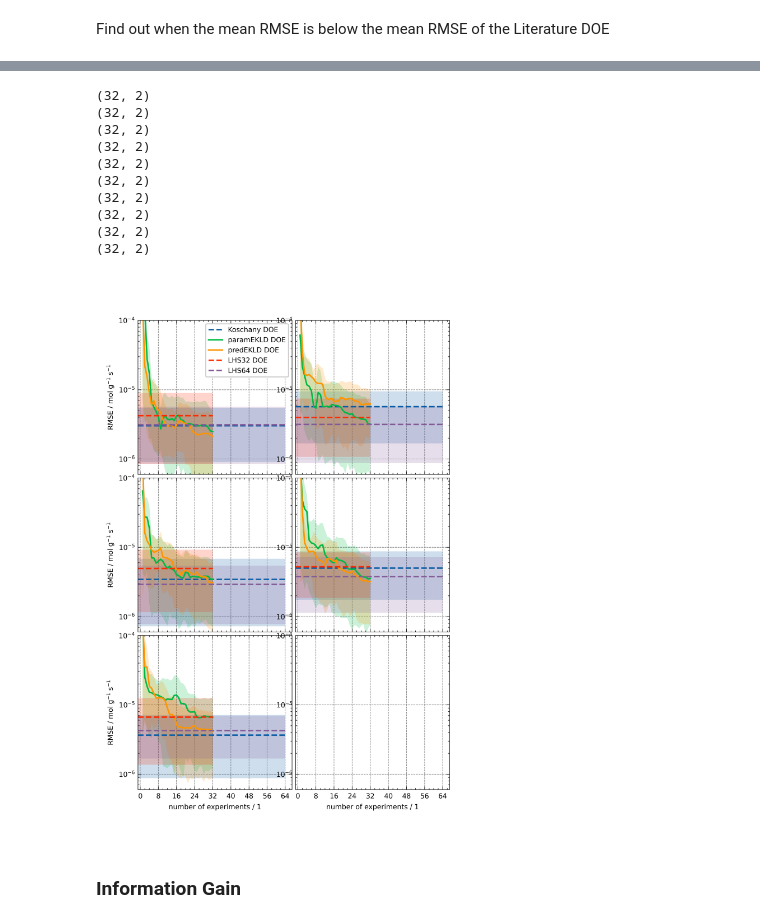
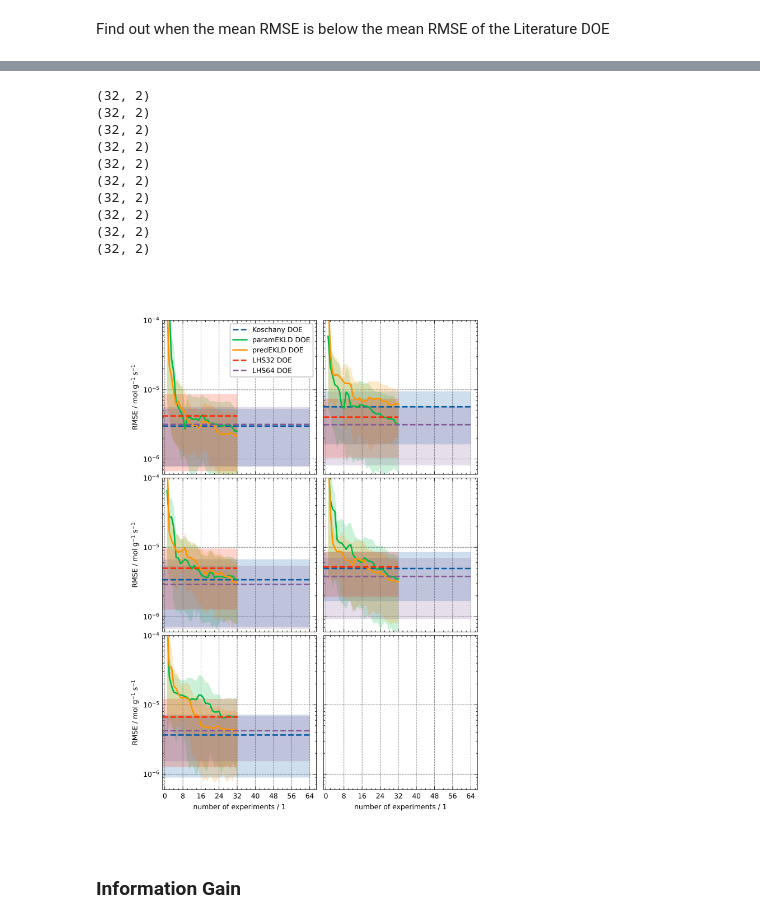
Before and after one commit to ChemRxnEngLab/BayesianIO4kinetics, a Jupyter notebook: HSA_H_Overview.ipynb, the cells around one changed output, grey strips where cells are left out. Cells and saved outputs as stored; diff of their text form; code cells hidden in the pictures.

```diff
--- a/HSA_H_Overview.ipynb
+++ b/HSA_H_Overview.ipynb
@@ -304,5 +304,11 @@ i=26
 print(f"predEKLD DOE after {i:2d} experiments:\n \t mean = {RMSEs[i,:].mean()} \n\t 95% HDI = {az.hdi(RMSEs[i,:], prob=0.95)}")
 print(f"predEKLD DOE after {10:2d} experiments:\n \t mean = {RMSEs[10,:].mean()} \n\t 95% HDI = {az.hdi(RMSEs[10,:], prob=0.95)}")
 print("==================================")
+#LHS64 DOE
+RMSEs = np.concatenate([ov[4]["RMSEs"][seed] for seed in ov[4]["seeds"]], axis=-1)
+i=63
+print(f"LHS64 DOE after {64:2d} experiments:\n \t mean = {RMSEs[i,:].mean()} \n\t 95% HDI = {az.hdi(RMSEs[i,:], prob=0.95)}")
+print(f"LHS64 DOE after {10:2d} experiments:\n \t mean = {RMSEs[10,:].mean()} \n\t 95% HDI = {az.hdi(RMSEs[10,:], prob=0.95)}")
+print("==================================")
 # %% [output]
 Koschany DOE after 64 experiments:
@@ -325 +330,31 @@ predEKLD DOE after 10 experiments:
 ==================================
+# %%
+#paramEKLD DOE
+RMSEs = np.concatenate([ov[1]["RMSEs"][seed] for seed in ov[1]["seeds"]], axis=-1)
+hdi_0 = az.hdi(RMSEs[0,:], prob=0.95)
+delta_hdi_0 = hdi_0[1] - hdi_0[0]
+
+hdi_8 = az.hdi(RMSEs[8,:], prob=0.95)
+delta_hdi_8 = hdi_8[1] - hdi_8[0]
+hdi_end = az.hdi(RMSEs[-1,:], prob=0.95)
+delta_hdi_end = hdi_end[1] - hdi_end[0]
+print("paramEKLD:")
+print(f"Reduction after 8 experiments: {(delta_hdi_0 - delta_hdi_8)/delta_hdi_0}.")
+print(f"Reduction after 32 experiments: {(delta_hdi_0 - delta_hdi_end)/delta_hdi_0}.")
+print("==================================")
+
+#predEKLD DOE
+RMSEs = np.concatenate([ov[2]["RMSEs"][seed] for seed in ov[2]["seeds"]], axis=-1)
+hdi_0 = az.hdi(RMSEs[0,:], prob=0.95)
+delta_hdi_0 = hdi_0[1] - hdi_0[0]
+
+hdi_8 = az.hdi(RMSEs[8,:], prob=0.95)
+delta_hdi_8 = hdi_8[1] - hdi_8[0]
+
+hdi_end= az.hdi(RMSEs[-1,:], prob=0.95)
+delta_hdi_end = hdi_end[1] - hdi_end[0]
+
+print("predEKLD:")
+print(f"Reduction after 8 experiments: {(delta_hdi_0 - delta_hdi_8)/delta_hdi_0}.")
+print(f"Reduction after 32 experiments: {(delta_hdi_0 - delta_hdi_end)/delta_hdi_0}.")
+print("==================================")
@@ -540,7 +586,9 @@ axs = ICIW_Plots.make_square_subplots(
     ylim=(6e-7, 1e-4),
     xlim=(-1, 67),
     xticks=[0, 8, 16, 24, 32, 40, 48, 56, 64],
-    left_h=1.5 * ICIW_Plots.cm2inch,
+    # left_h=1.5 * ICIW_Plots.cm2inch,
+    h_sep=0.1,
+    sharelabel=True,
 )
 axs = axs.flatten()
 
@@ -578,34 +626,34 @@ for i, ov_dict in enumerate(ov):
             label=ov_dict["DOE"],
             color=colors[i],
         )
         HDI = az.hdi(ov_dict["RMSEs"][seed], prob=0.95)
         print(HDI.shape)
         axs[seed_idx].fill_between(
             np.arange(1, len(ov_dict["RMSEs"][seed]) + 1),
             HDI[:, 0],
             HDI[:, 1],
             alpha=0.2,
             # ls="--",
             facecolor=colors[i],
             # edgecolor="gray",
         )
     axs[0].legend(frameon=True)
 
 plt.savefig("figures/rev/KinFit_RMSE_by_seed.png")
 plt.savefig("figures/rev/KinFit_RMSE_by_seed.pdf")
 plt.savefig("figures/rev/KinFit_RMSE_by_seed.svg")
 # %% [output]
 (32, 2)
 (32, 2)
 (32, 2)
 (32, 2)
 (32, 2)
 (32, 2)
 (32, 2)
 (32, 2)
 (32, 2)
 (32, 2)
-[figure, old version]
+[figure, new version]
 # %% [markdown]
 ### Information Gain
 # %%
```
Also changed, not shown: parts of 6 cells of this notebook, 9 other files.
